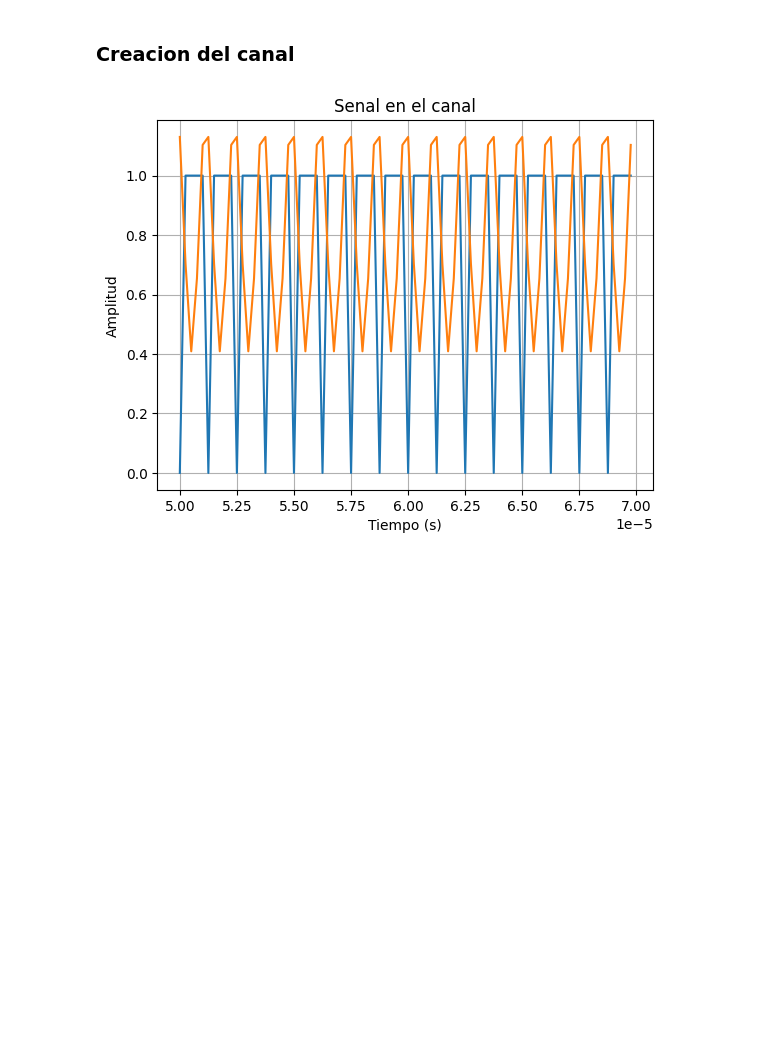
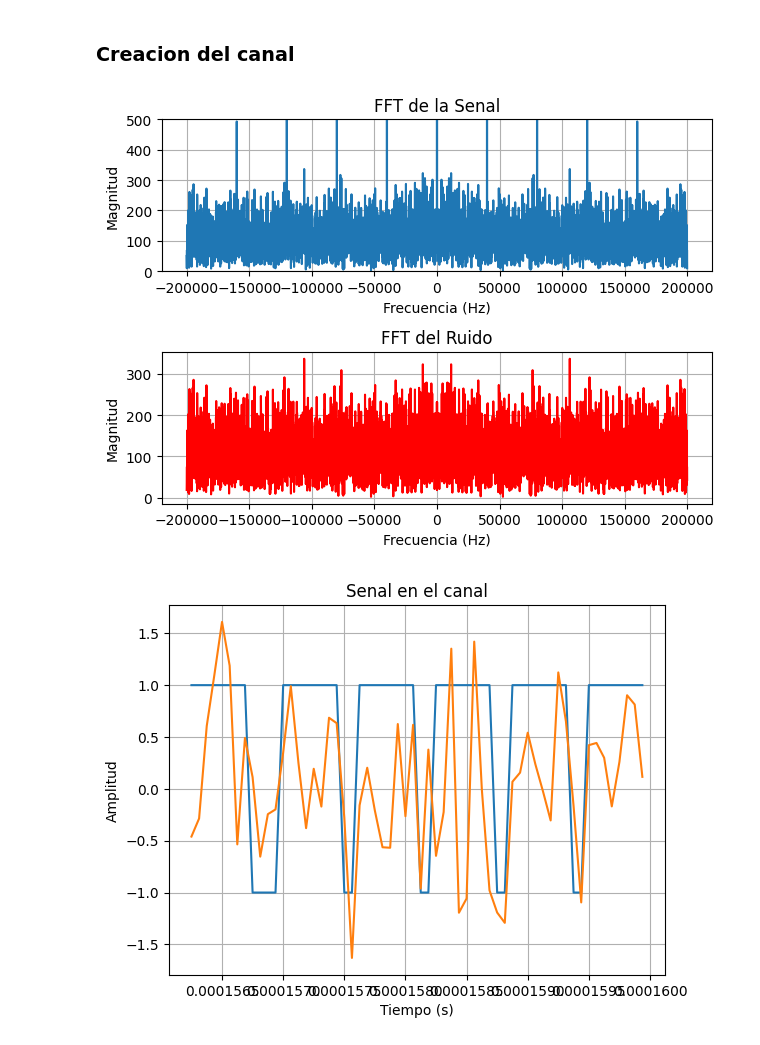
Before and after one commit to jbcgames/Laboratorio_1_Procesamiento, a Jupyter notebook: Proyecto_Cuantizacion.ipynb, the cells around one changed output. Cells and saved outputs as stored; diff of their text form; code cells hidden in the pictures; blank space fills up the shorter version.

```diff
--- a/Proyecto_Cuantizacion.ipynb
+++ b/Proyecto_Cuantizacion.ipynb
@@ -27,20 +27,20 @@ import matplotlib.pyplot as plt
 
 def señal_cosenoidal(f, A=1, phi=0,     duracion=None):
     duracion = 4 / f if duracion is None else duracion
-    fs = 1000 * f  # frecuencia de muestreo
+    fs = 100 * f  # frecuencia de muestreo
     t = numpy.arange(0, duracion, 1/fs)
     x = A * numpy.cos(2 * numpy.pi * f * t )
-    return t, x
+    return t, x, fs
 def señal_constante(f, A):
-    fs = 1000 * f  # frecuencia de muestreo
+    fs = 100 * f  # frecuencia de muestreo
     duracion = 4 / f
     t = numpy.arange(0, duracion, 1/fs)
     x = A * numpy.ones_like(t)
-    return t, x
+    return t, x, fs
 # Prueba de senal senoidal
 f = 4000      # frecuencia de la senal
 A = -15      # amplitud de la senal
-ta, xa = señal_cosenoidal(f, A)
+ta, xa, fs = señal_cosenoidal(f, A)
 plt.figure()
 plt.plot(ta, xa)
 plt.title('Senal cosenoidal')
@@ -57,5 +57,4 @@ def aplicar_fft(x, fs):
     f = numpy.fft.fftfreq(N, 1/fs)
     f = numpy.fft.fftshift(f)  # centrar las frecuencias
     return f, X
-len(ta)
 # %% [output]
@@ -67,14 +66,14 @@ len(ta)
 def modulacion_mult(f1, f2, A1=1, A2=1, duty_cycle=0.5):
     # Duracion de 4 ciclos de la senal de menor frecuencia
     duracion = 4 / f
-    fs = 1000 * f  # frecuencia de muestreo
+    fs = 100 * f  # frecuencia de muestreo
     t = numpy.arange(0, duracion, 1/fs)
     x1 = xa
     x2 = A2 * scipy.signal.square(2 * numpy.pi * f2 * t, duty=duty_cycle)+A2
     x = x1 * x2
     return t, x
 # Prueba de modulacion
-t, x = modulacion_mult(4000,64000,15,0.5,0.05)
+t, x = modulacion_mult(4000,32000,15,0.5,0.05)
 plt.figure()
 plt.plot(t, x)
 plt.plot(ta,xa)
@@ -217,41 +260,75 @@ plt.plot(tiempo_unipolar,x_unipolar_Graficar)
 from scipy.signal import lfilter
 def filtro_LTF(f_c, fs, orden=5):
     # f_c: frecuencia de corte
     # fs: frecuencia de muestreo
     # orden: orden del filtro
     from scipy.signal import butter, lfilter
     nyquist = 0.5 * fs
     normal_cutoff = f_c / nyquist
     b, a = butter(orden, normal_cutoff, btype='low', analog=False)
     return b, a
 # Aplicacion de filtro LTF a senal modulada
 def aplicar_filtro(x, b, a):
     y = lfilter(b, a, x)
     return y
-def crear_canal(x, fs, fc, atenuacion_db):
+def crear_canal(x, fs, fc, atenuacion_db, snr_db=20):
     # Filtro LTF
     b, a = filtro_LTF(fc, fs)
     x_filtrada = aplicar_filtro(x, b, a)
     # Atenuacion
+    x_ruidos = agregar_ruido_gaussiano(x_filtrada, snr_db)  # SNR de 20 dB
     atenuacion = 10 ** (atenuacion_db / 20)
-    x_atenuada = x_filtrada * atenuacion
+    X_atenuada = x_ruidos * atenuacion
 
-    return x_atenuada
+    return X_atenuada
+# Adicion de ruido gaussiano
+def agregar_ruido_gaussiano(x, snr_db):
+    # Calcular potencia de la señal
+    potencia_senal = numpy.mean(x**2)
+    # Calcular potencia del ruido
+    snr = 10 ** (snr_db / 10)
+    potencia_ruido = potencia_senal / snr
+    # Generar ruido gaussiano hasta 800 Mhz
+    ruido = numpy.random.normal(0, numpy.sqrt(potencia_ruido), len(x))
+    # Señal con ruido
+    x_ruidosa = x + ruido
+    #Graficacion FFT del Ruido
+    f, X = aplicar_fft(x_ruidosa, fs)
+    f_ruido, R = aplicar_fft(ruido, fs)
+    plt.figure()
+    plt.subplot(2,1,1)
+    plt.plot(f, numpy.abs(X), label='Senal')
+    plt.title('FFT de la Senal')
+    plt.xlabel('Frecuencia (Hz)')
+    plt.ylabel('Magnitud')
+    plt.ylim(0, 500)
+    plt.grid()
+    plt.subplot(2,1,2)
+    plt.plot(f_ruido, numpy.abs(R), label='Ruido', color='red')
+    plt.title('FFT del Ruido')
+    plt.xlabel('Frecuencia (Hz)')
+    plt.ylabel('Magnitud')
+    plt.grid()
+    plt.tight_layout()
+    plt.show()
+    return x_ruidosa
 # Prueba de canal
-fs = 1000 * 4000  # frecuencia de muestreo
-fc = 1000000  # frecuencia de corte del filtro
-atenuacion_db = 0  # atenuacion en dB
+fs2 = fs*5  # frecuencia de muestreo
+fc = fs2/2-100  # frecuencia de corte del filtro
+
+
 #aplicar el canal a la señal con codificacion unipolar
-x_canal = crear_canal(x_unipolar, fs, fc, atenuacion_db)
+x_canal = crear_canal(x_unipolar, fs2, fc, atenuacion_db= -10 , snr_db=-6)
 plt.figure()
 longitud=int(len(t)/50)
-tempo=200
-plt.plot(t[tempo:longitud+tempo],x_unipolar[tempo:longitud+tempo], label='Senal unipolar')
-plt.plot(t[tempo:longitud+tempo],x_canal[tempo:longitud+tempo], label='Senal en el canal')
+tempo=625
+plt.plot(tiempo_unipolar[2500:2560],x_unipolar[2500:2560], label='Senal unipolar')
+plt.plot(tiempo_unipolar[2500:2560],x_canal[2500:2560], label='Senal en el canal')
 plt.title('Senal en el canal')
 plt.xlabel('Tiempo (s)')
 plt.ylabel('Amplitud')
 plt.grid()
 plt.show()
 # %% [output]
-[figure, old version]
+[figure, new version]
+[figure, added]
```
Also changed, not shown: parts of 8 cells of this notebook.
